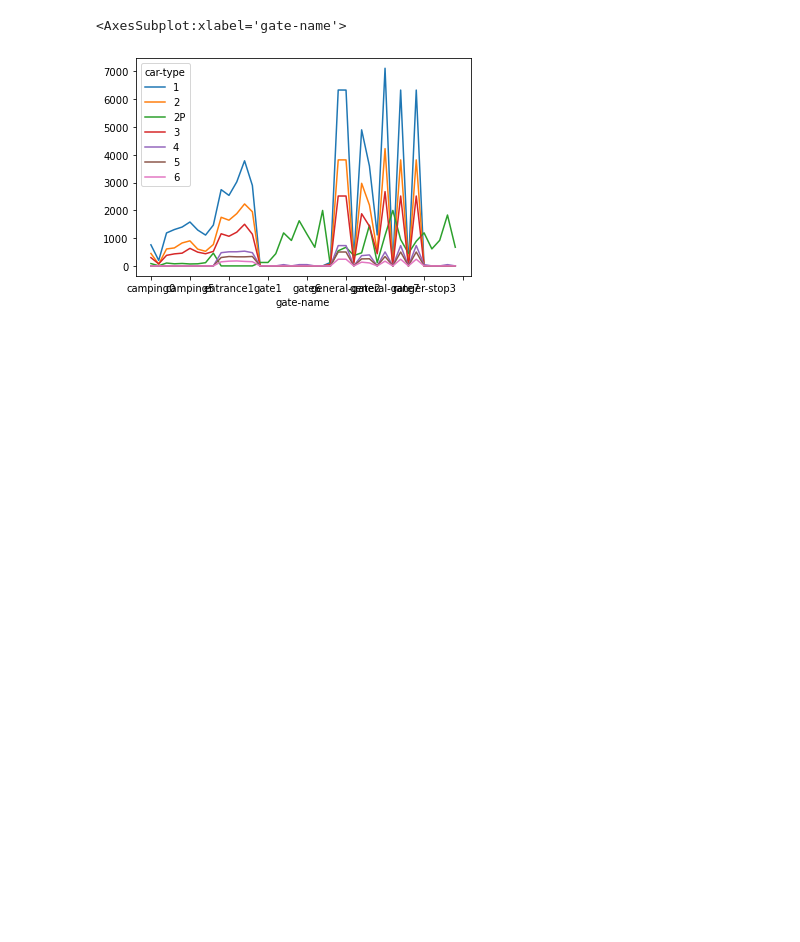
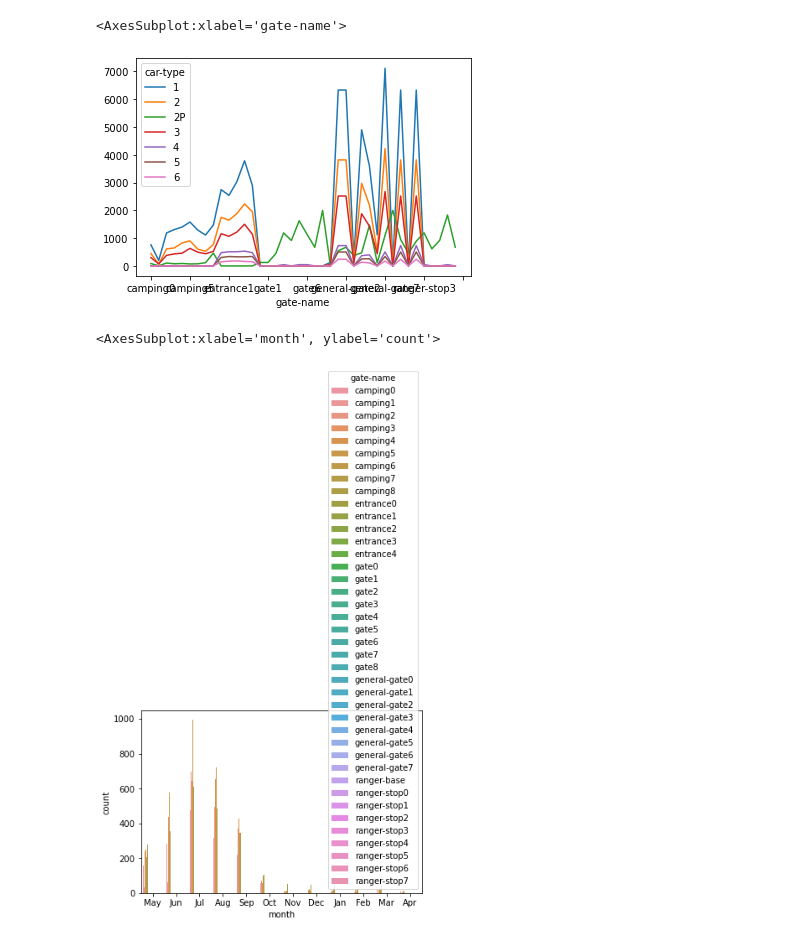
Before and after one commit to dollberk/Patterns_of_Life_Capstone, a Jupyter notebook: Capstone_Final.ipynb, the cells around one changed output. Saved outputs shown, nothing was run; the diff lists cells and outputs as text; code cells hidden in the pictures; blank space fills up the shorter version.

Commit message:
more plots

```diff
--- a/Capstone_Final.ipynb
+++ b/Capstone_Final.ipynb
@@ -6,6 +6,7 @@ from PIL import Image
 import cv2
 import opencv_jupyter_ui
 import matplotlib.pyplot as plt
+plt.rcParams['figure.figsize'] = [16, 8] # make default plot size bigger
 from collections import defaultdict
 import calendar
 # %%
@@ -613,3 +651,9 @@ m.unstack().plot(legend=True)
 #
 #
 # g = Graph(g)
+# %%
+# visualize data for only camping grounds but hue counts for all :/
+sns.countplot(x=data.month[(data['gate-name']== 'camping0') | (data['gate-name']=='camping1') | (data['gate-name']=='camping2') | (data['gate-name']=='camping3') | (data['gate-name']=='camping4') | (data['gate-name']=='camping5') |  (data['gate-name']=='camping6') |  (data['gate-name']=='camping7') |  (data['gate-name']=='camping8')], hue=data['gate-name'])
+# %% [output]
+<AxesSubplot:xlabel='month', ylabel='count'>
+[figure, added]
```
Also changed, not shown: parts of 13 cells of this notebook.
